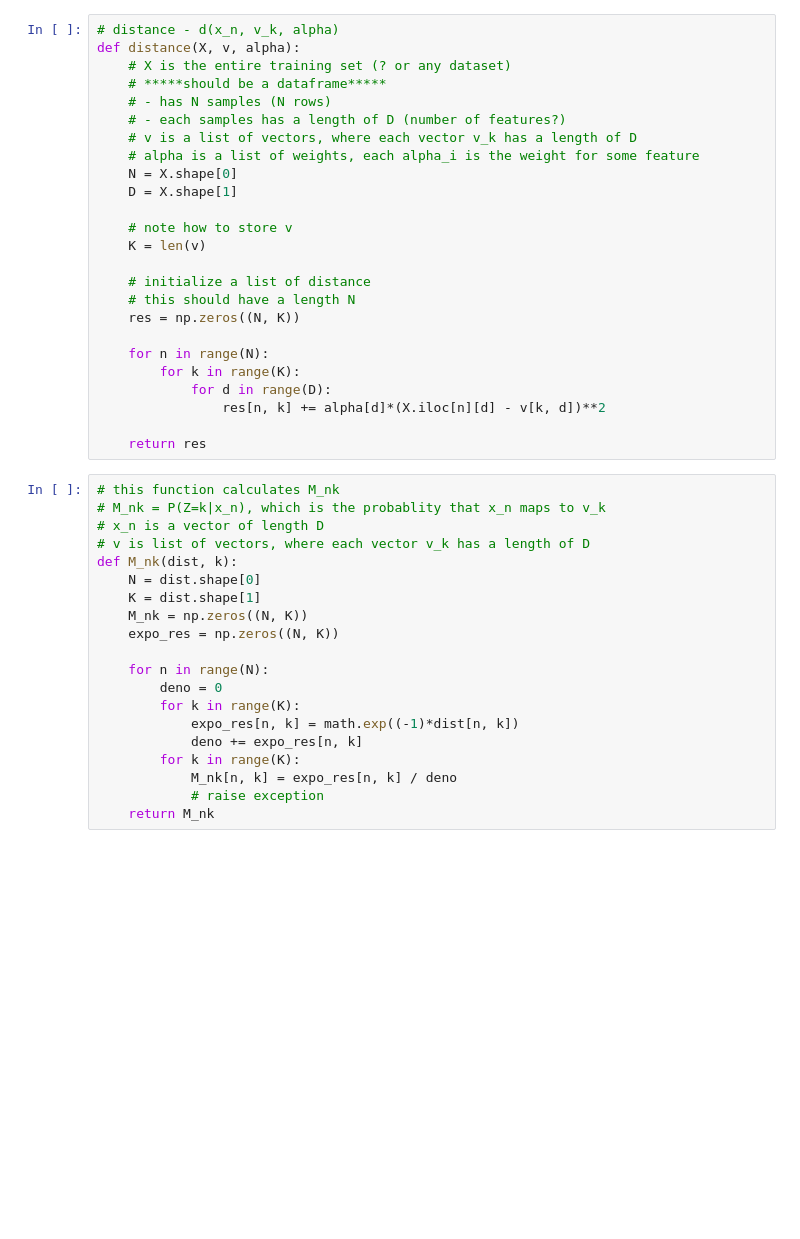
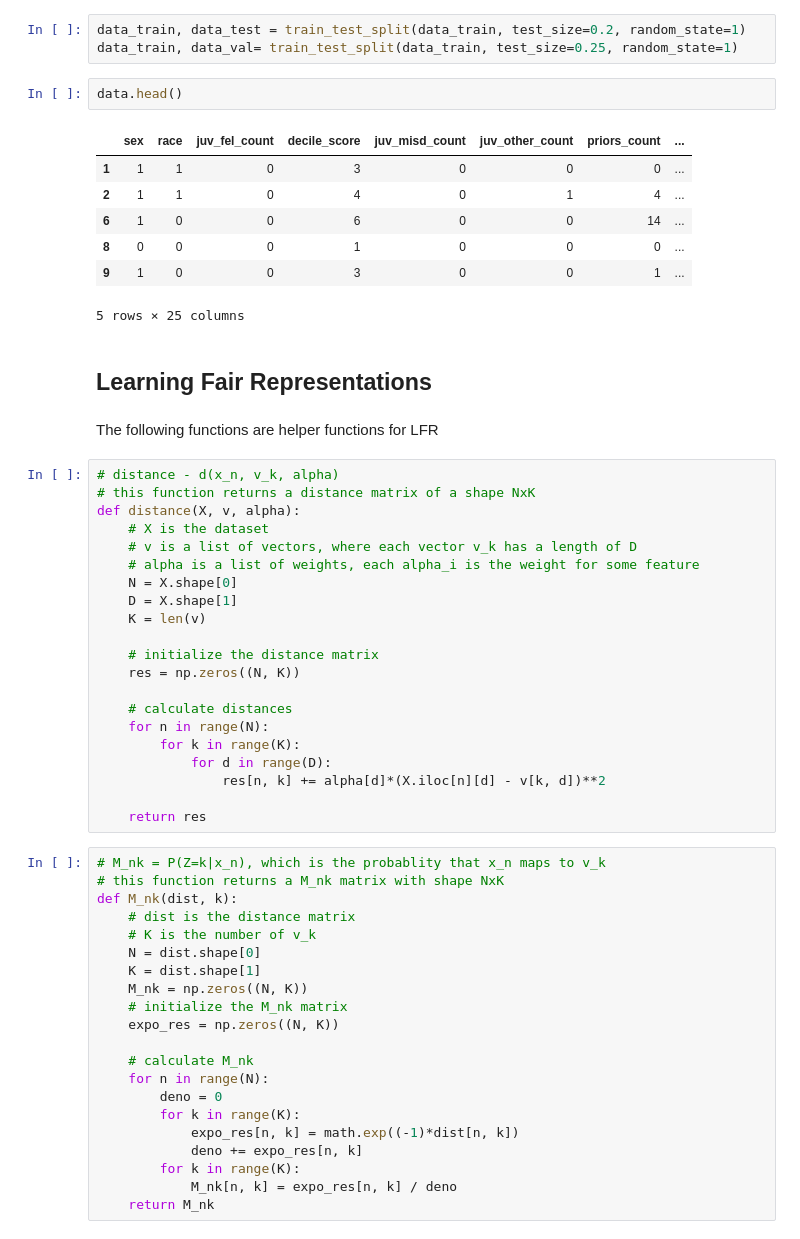
Before and after one commit to TZstatsADS/Fall2021-Project4-group3, a Jupyter notebook: doc/main.ipynb, the cells around one changed output. Cells and saved outputs as stored; diff of their text form; blank space fills up the shorter version.

```diff
--- a/doc/main.ipynb
+++ b/doc/main.ipynb
@@ -55,22 +114,35 @@ data.iloc[0][0]
+# %%
+data_train, data_test = train_test_split(data_train, test_size=0.2, random_state=1)
+data_train, data_val= train_test_split(data_train, test_size=0.25, random_state=1)
+# %%
+data.head()
+# %% [output]
+|  | sex | race | juv_fel_count | decile_score | juv_misd_count | juv_other_count | priors_count | ... |
+| 1 | 1 | 1 | 0 | 3 | 0 | 0 | 0 | ... |
+| 2 | 1 | 1 | 0 | 4 | 0 | 1 | 4 | ... |
+| 6 | 1 | 0 | 0 | 6 | 0 | 0 | 14 | ... |
+| 8 | 0 | 0 | 0 | 1 | 0 | 0 | 0 | ... |
+| 9 | 1 | 0 | 0 | 3 | 0 | 0 | 1 | ... |
+5 rows × 25 columns
+# %% [markdown]
+## Learning Fair Representations
+# %% [markdown]
+The following functions are helper functions for LFR
 # %%
 # distance - d(x_n, v_k, alpha)
+# this function returns a distance matrix of a shape NxK
 def distance(X, v, alpha):
-    # X is the entire training set (? or any dataset)
-    # *****should be a dataframe*****
-    # - has N samples (N rows)
-    # - each samples has a length of D (number of features?)
+    # X is the dataset
     # v is a list of vectors, where each vector v_k has a length of D
     # alpha is a list of weights, each alpha_i is the weight for some feature
     N = X.shape[0]
     D = X.shape[1]
-
-    # note how to store v
     K = len(v)
 
-    # initialize a list of distance
-    # this should have a length N
+    # initialize the distance matrix
     res = np.zeros((N, K))
 
+    # calculate distances
     for n in range(N):
         for k in range(K):
             for d in range(D):
@@ -78,16 +150,18 @@ def distance(X, v, alpha):
 
     return res
 # %%
-# this function calculates M_nk
 # M_nk = P(Z=k|x_n), which is the probablity that x_n maps to v_k
-# x_n is a vector of length D
-# v is list of vectors, where each vector v_k has a length of D
+# this function returns a M_nk matrix with shape NxK
 def M_nk(dist, k):
+    # dist is the distance matrix
+    # K is the number of v_k
     N = dist.shape[0]
     K = dist.shape[1]
     M_nk = np.zeros((N, K))
+    # initialize the M_nk matrix
     expo_res = np.zeros((N, K))
 
+    # calculate M_nk
     for n in range(N):
         deno = 0
         for k in range(K):
@@ -95,6 +169,5 @@ def M_nk(dist, k):
             deno += expo_res[n, k]
         for k in range(K):
             M_nk[n, k] = expo_res[n, k] / deno
-            # raise exception
     return M_nk
 # %%
```
Also changed, not shown: parts of 29 cells of this notebook, 2 other files.
